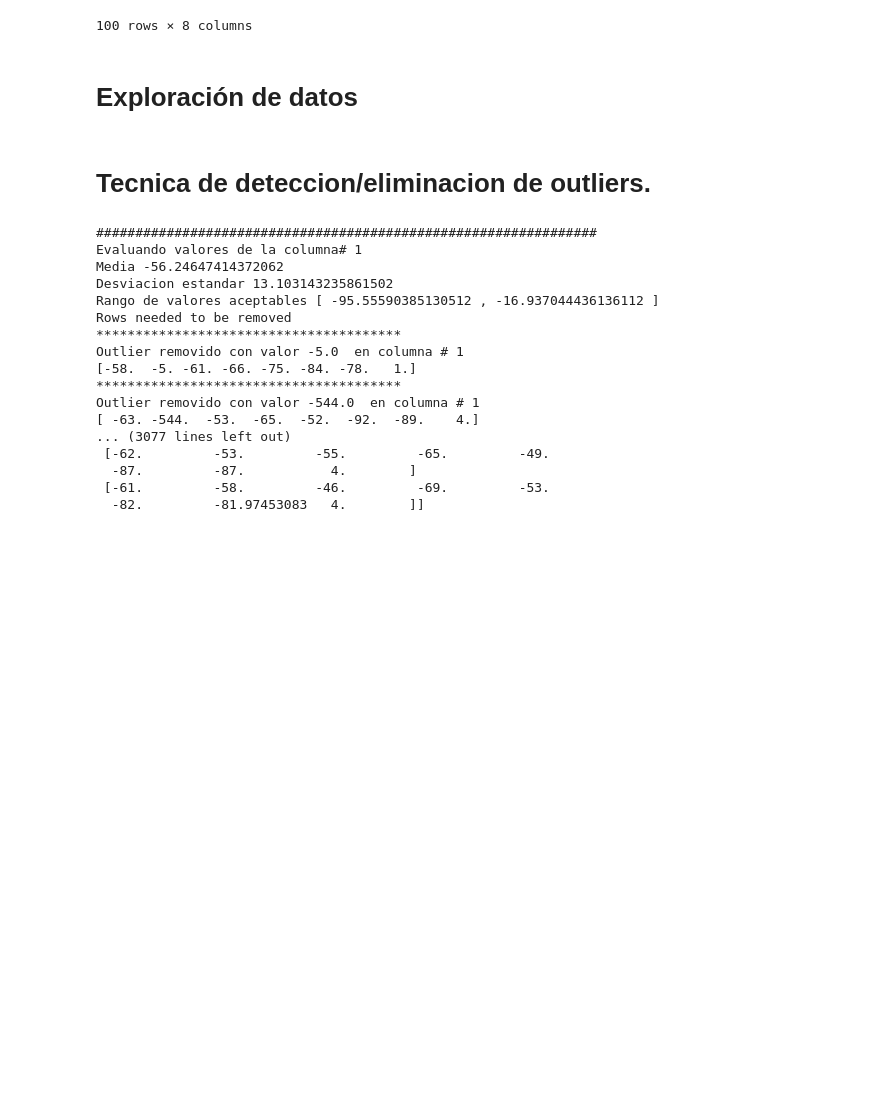
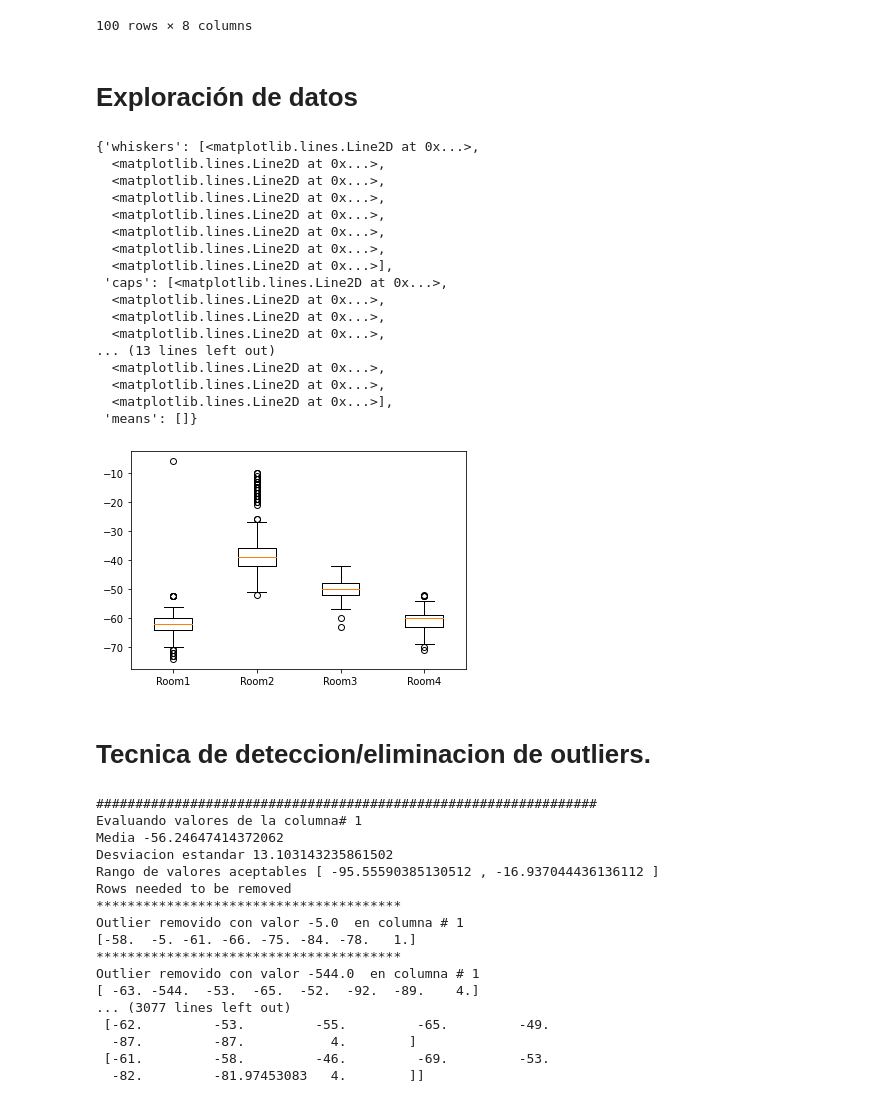
Before and after one commit to stevenjimbus/ReconocimientoPatronesTec, a Jupyter notebook: InvCorta-2-Steven-Jimenez.ipynb, the cells around one changed output. Drawn from its saved outputs; the diff is of its cells as text; code cells hidden in the pictures; blank space fills up the shorter version.

```diff
--- a/InvCorta-2-Steven-Jimenez.ipynb
+++ b/InvCorta-2-Steven-Jimenez.ipynb
@@ -89,6 +89,35 @@ Se observa que los NaN han sido eliminados
 100 rows × 8 columns
 # %% [markdown]
 # Exploración de datos
+# %%
+df = pd.DataFrame(dataset, columns= ['Router A','Room ID'])
+df.head()
+
+x1= df[df['Room ID']==1].iloc[:,0]
+x2= df[df['Room ID']==2].iloc[:,0]
+x3= df[df['Room ID']==3].iloc[:,0]
+x4= df[df['Room ID']==4].iloc[:,0]
+
+plt.boxplot ([x1, x2, x3,x4], labels=['Room1','Room2','Room3','Room4'])
+# %% [output]
+{'whiskers': [<matplotlib.lines.Line2D at 0x...>,
+  <matplotlib.lines.Line2D at 0x...>,
+  <matplotlib.lines.Line2D at 0x...>,
+  <matplotlib.lines.Line2D at 0x...>,
+  <matplotlib.lines.Line2D at 0x...>,
+  <matplotlib.lines.Line2D at 0x...>,
+  <matplotlib.lines.Line2D at 0x...>,
+  <matplotlib.lines.Line2D at 0x...>],
+ 'caps': [<matplotlib.lines.Line2D at 0x...>,
+  <matplotlib.lines.Line2D at 0x...>,
+  <matplotlib.lines.Line2D at 0x...>,
+  <matplotlib.lines.Line2D at 0x...>,
+... (13 lines left out)
+  <matplotlib.lines.Line2D at 0x...>,
+  <matplotlib.lines.Line2D at 0x...>,
+  <matplotlib.lines.Line2D at 0x...>],
+ 'means': []}
+[figure, added]
 # %% [markdown]
 # Tecnica de deteccion/eliminacion de outliers.
 # %%
```
Also changed, not shown: parts of 3 cells of this notebook.
